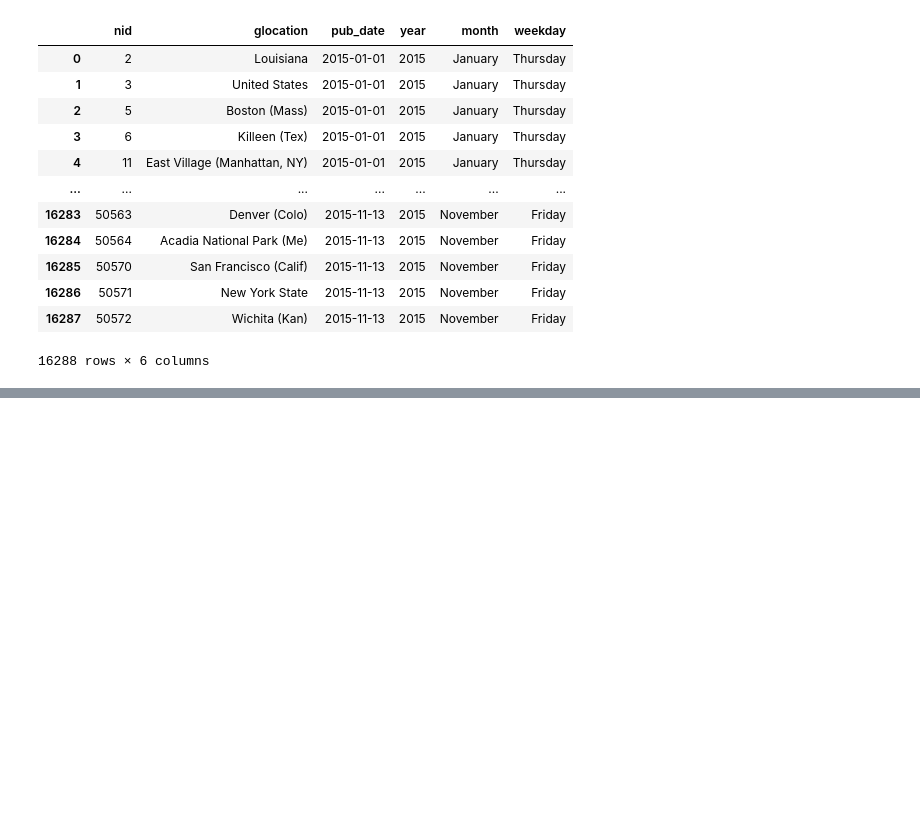
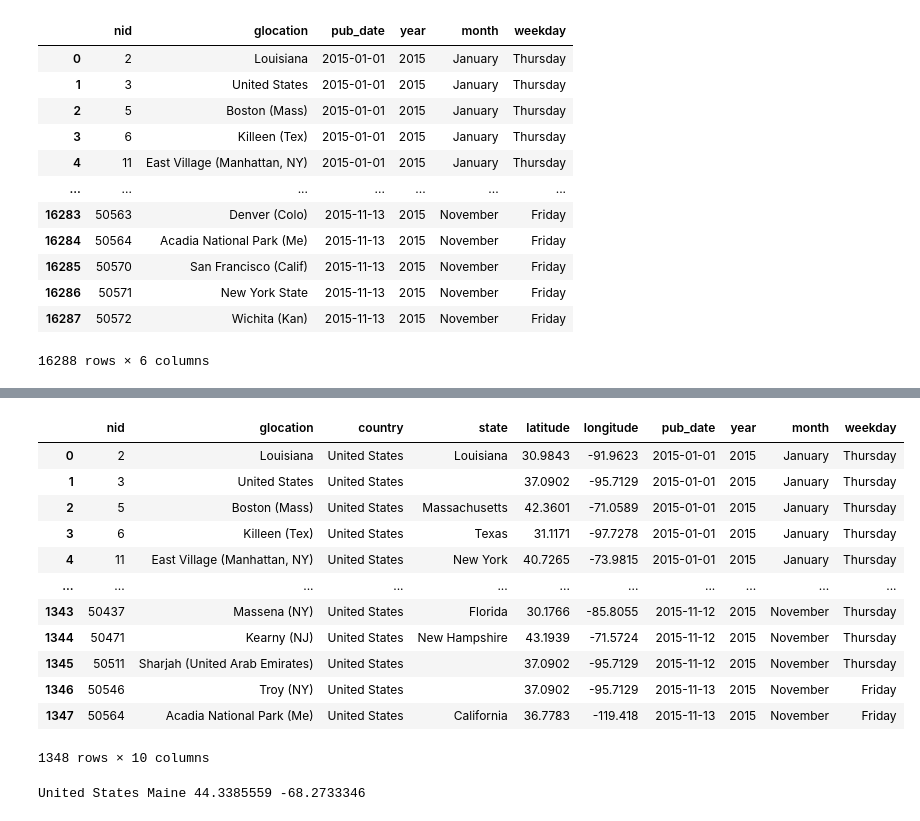
Before and after one commit to iCode13/News-Sentiment-Analysis-App, a Jupyter notebook: news_app/geo_api.ipynb, the cells around one changed output, grey strips where cells are left out. Drawn from its saved outputs; the diff is of its cells as text; code cells hidden in the pictures; blank space fills up the shorter version.

```diff
--- a/news_app/geo_api.ipynb
+++ b/news_app/geo_api.ipynb
@@ -54,0 +55,34 @@ unique_gloc = df['glocation'].unique().tolist()
+# %%
+# API call from Google Geocoding API for glocations
+
+for i in range(len(df_unique)):
+    glocation = df['glocation'][i]
+    r = requests.get("https://maps.googleapis.com/maps/api/geocode/json", params={
+        "address": glocation,
+        "key": API_KEY
+    })
+
+    lat = r.json()["results"][0]['geometry']['location']['lat']
+    df_unique['latitude'][i] = lat
+    lng = r.json()["results"][0]['geometry']['location']['lng']
+    df_unique['longitude'][i] = lng
+
+    address = r.json()["results"][0]["address_components"]
+    for data in address:
+        if "country" in data['types']:
+            country = data['long_name']
+            df_unique['country'][i] = country
+        if "administrative_area_level_1" in data['types']:
+            state = data['long_name']
+            df_unique['state'][i] = state
+        elif state == None:
+            df_unique['state'][i] = state
+
+    print("********************************************")
+    print("Completed data retrieval for index = " + str(i))
+    print("*********************************************")
+
+
+print("********************************************")
+print("ALL DATA RETRIEVAL NOW COMPLETE!!")
+print("*********************************************")
@@ -54,0 +107,16 @@ unique_gloc = df['glocation'].unique().tolist()
+# %%
+df_unique
+# %% [output]
+|  | nid | glocation | country | state | latitude | longitude | pub_date | year | month | weekday |
+| 0 | 2 | Louisiana | United States | Louisiana | 30.9843 | -91.9623 | 2015-01-01 | 2015 | January | Thursday |
+| 1 | 3 | United States | United States |  | 37.0902 | -95.7129 | 2015-01-01 | 2015 | January | Thursday |
+| 2 | 5 | Boston (Mass) | United States | Massachusetts | 42.3601 | -71.0589 | 2015-01-01 | 2015 | January | Thursday |
+| 3 | 6 | Killeen (Tex) | United States | Texas | 31.1171 | -97.7278 | 2015-01-01 | 2015 | January | Thursday |
+| 4 | 11 | East Village (Manhattan, NY) | United States | New York | 40.7265 | -73.9815 | 2015-01-01 | 2015 | January | Thursday |
+| ... | ... | ... | ... | ... | ... | ... | ... | ... | ... | ... |
+| 1343 | 50437 | Massena (NY) | United States | Florida | 30.1766 | -85.8055 | 2015-11-12 | 2015 | November | Thursday |
+| 1344 | 50471 | Kearny (NJ) | United States | New Hampshire | 43.1939 | -71.5724 | 2015-11-12 | 2015 | November | Thursday |
+| 1345 | 50511 | Sharjah (United Arab Emirates) | United States |  | 37.0902 | -95.7129 | 2015-11-12 | 2015 | November | Thursday |
+| 1346 | 50546 | Troy (NY) | United States |  | 37.0902 | -95.7129 | 2015-11-13 | 2015 | November | Friday |
+| 1347 | 50564 | Acadia National Park (Me) | United States | California | 36.7783 | -119.418 | 2015-11-13 | 2015 | November | Friday |
+1348 rows × 10 columns
@@ -55,3 +127,23 @@ unique_gloc = df['glocation'].unique().tolist()
+# %%
+r = requests.get("https://maps.googleapis.com/maps/api/geocode/json", params={
+    "address": "Acadia National Park (Me)",
+    "key": API_KEY
+})
+
+lat = r.json()["results"][0]['geometry']['location']['lat']
+lng = r.json()["results"][0]['geometry']['location']['lng']
+
+address = r.json()["results"][0]["address_components"]
+for data in address:
+    if "country" in data['types']:
+        country = data['long_name']
+    if "administrative_area_level_1" in data['types']:
+        state = data['long_name']
+    else:
+        state == None
+print(country, state, lat, lng)
+# %% [output]
+United States Maine 44.3385559 -68.2733346
 # %%
 # def get_geocode_cached(place_string):
 #     if place_string in database:
```
Also changed, not shown: parts of 8 cells of this notebook.
